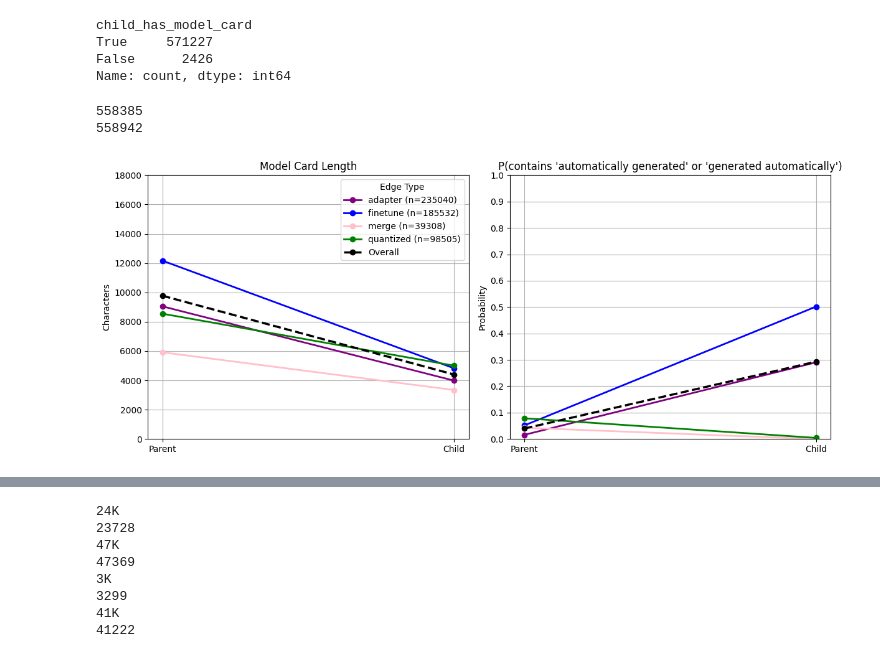
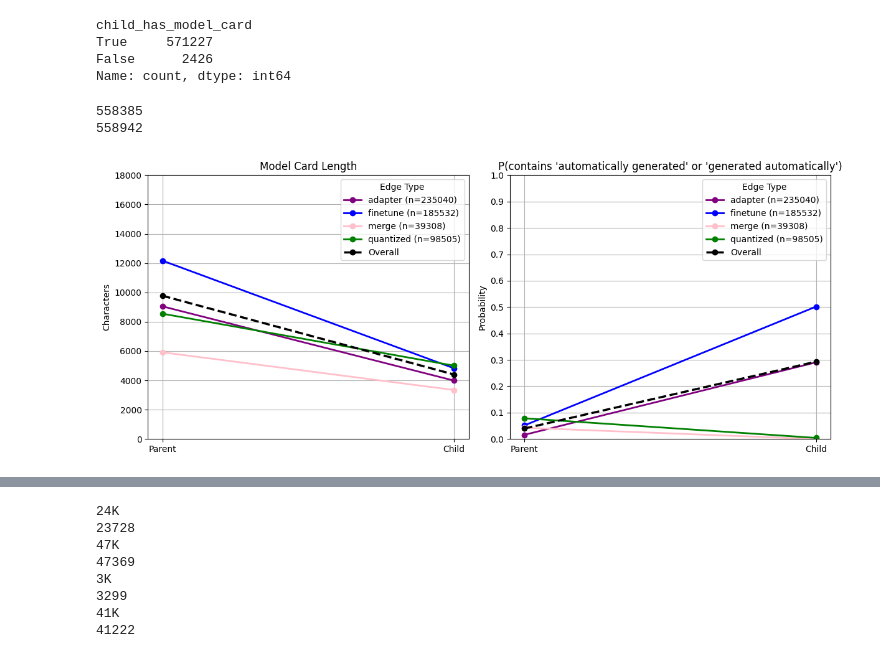
Before and after one commit to bendlaufer/ai-ecosystem, a Jupyter notebook: numerical_drifts.ipynb, the cells around one changed output, grey strips where cells are left out. Saved outputs shown, nothing was run; the diff lists cells and outputs as text; code cells hidden in the pictures.

Commit message:
updated scripts to produce final figures

```diff
--- a/numerical_drifts.ipynb
+++ b/numerical_drifts.ipynb
@@ -183,33 +183,33 @@ axes[0].grid(True)
 # Plot the first figure (Card contains 'automatically generated' or 'generated automatically')
 filtered_df_auto_generated = result_df[(result_df['parent_has_model_card']==True)&(result_df['child_has_model_card']==True)].dropna(subset=['parent_has_auto_generated_model_card', 'child_has_auto_generated_model_card'])
 print(len(filtered_df_auto_generated))
 edge_colors_auto_generated = {'finetune': 'blue', 'merge': 'pink', 'quantized': 'green', 'adapter': 'purple'}
 
 for edge_type, group in filtered_df_auto_generated.groupby('edge_type'):
     mean_parent_auto_generated = group['parent_has_auto_generated_model_card'].mean()
     mean_child_auto_generated = group['child_has_auto_generated_model_card'].mean()
     axes[1].plot(['Parent', 'Child'],
                  [mean_parent_auto_generated, mean_child_auto_generated],
                  linewidth=2, label=f'{edge_type} (n={len(group)})', color=edge_colors_auto_generated[edge_type], marker='o')
 
 # Plot the overall means without grouping
 mean_parent_auto_generated = result_df['parent_has_auto_generated_model_card'].mean()
 mean_child_auto_generated = result_df['child_has_auto_generated_model_card'].mean()
 axes[1].plot(['Parent', 'Child'],
              [mean_parent_auto_generated, mean_child_auto_generated],
              linewidth=2.5, label='Overall', color='black', marker='o', linestyle='--')
 
-#axes[1].legend(title='Edge Type')
+axes[1].legend(title='Edge Type')
 axes[1].set_ylim(0, 1)
 axes[1].set_yticks([i * 0.1 for i in range(11)])
 axes[1].set_title("P(contains 'automatically generated' or 'generated automatically')")
 axes[1].set_ylabel("Probability")
 axes[1].grid(True)
 
 plt.tight_layout()
-plt.savefig('figures/model_card_length_and_auto_generated.png', dpi=350, bbox_inches='tight')
+#plt.savefig('figures/model_card_length_and_auto_generated.png', dpi=350, bbox_inches='tight')
 plt.show()
 # %% [output]
 558385
 558942
-[figure, old version]
+[figure, new version]
```
Also changed, not shown: parts of 4 cells of this notebook, 1 other file.
